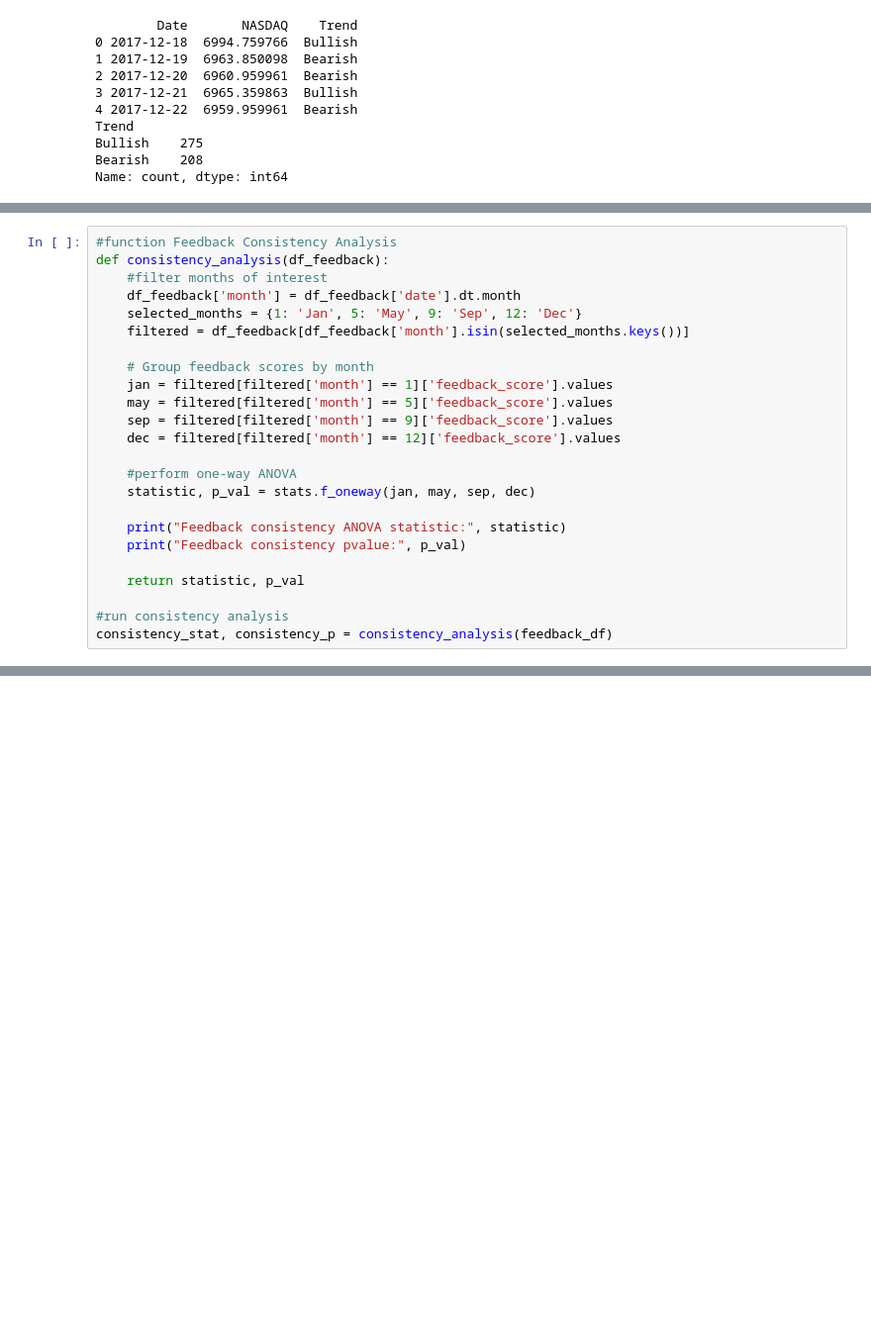
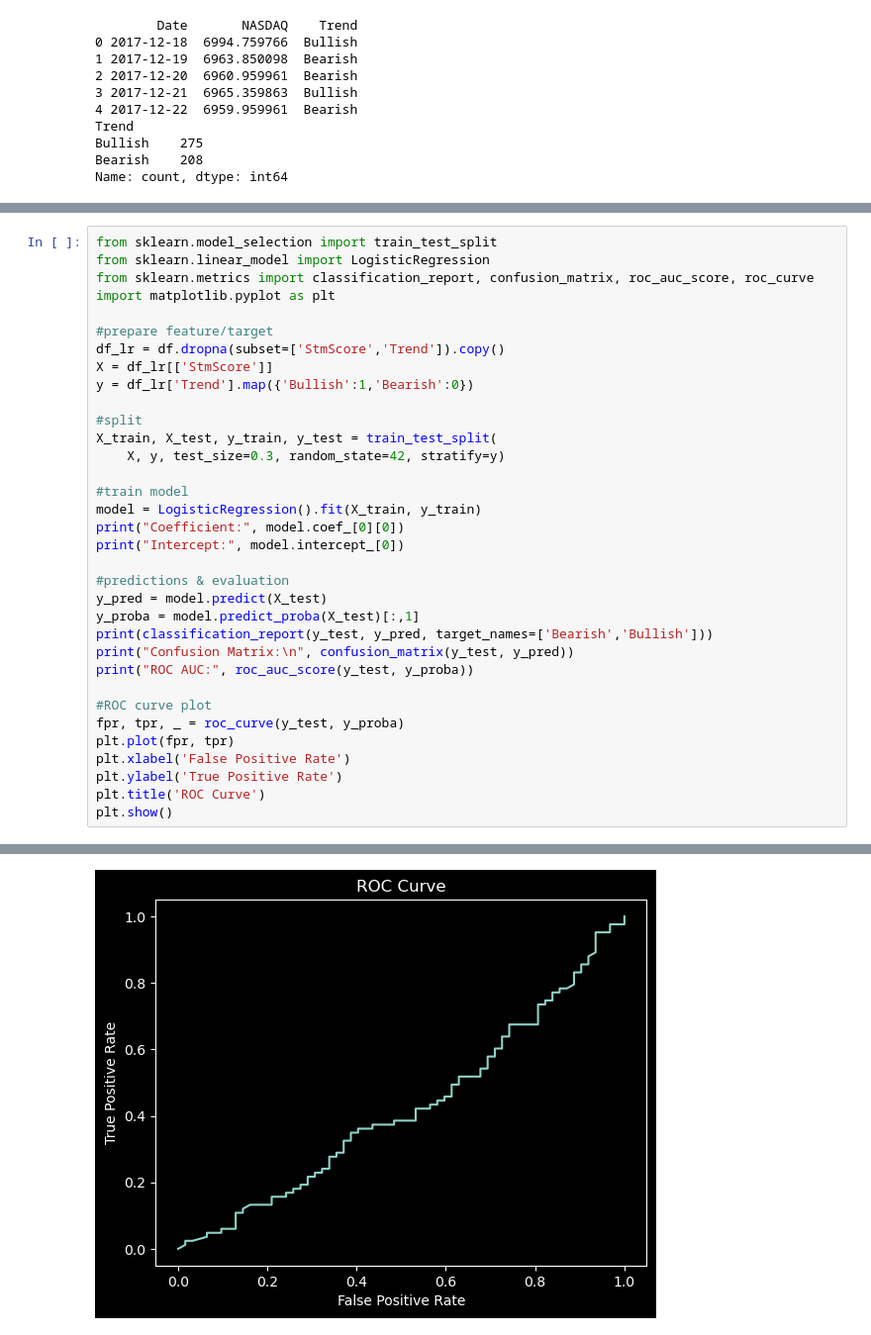
Before and after one commit to alexlford/VS-Code, a Jupyter notebook: pset 9/PSET9.ipynb, the cells around one changed output, grey strips where cells are left out. Shown: that part at 99% size. Saved outputs shown, nothing was run; the diff lists cells and outputs as text; blank space fills up the shorter version.

```diff
--- a/pset 9/PSET9.ipynb
+++ b/pset 9/PSET9.ipynb
@@ -170,25 +174,35 @@ Interpret the result, i.e., if the difference are significant based on p-value.
 # %%
-#function Feedback Consistency Analysis
-def consistency_analysis(df_feedback):
-    #filter months of interest
-    df_feedback['month'] = df_feedback['date'].dt.month
-    selected_months = {1: 'Jan', 5: 'May', 9: 'Sep', 12: 'Dec'}
-    filtered = df_feedback[df_feedback['month'].isin(selected_months.keys())]
+from sklearn.model_selection import train_test_split
+from sklearn.linear_model import LogisticRegression
+from sklearn.metrics import classification_report, confusion_matrix, roc_auc_score, roc_curve
+import matplotlib.pyplot as plt
 
-    # Group feedback scores by month
-    jan = filtered[filtered['month'] == 1]['feedback_score'].values
-    may = filtered[filtered['month'] == 5]['feedback_score'].values
-    sep = filtered[filtered['month'] == 9]['feedback_score'].values
-    dec = filtered[filtered['month'] == 12]['feedback_score'].values
+#prepare feature/target
+df_lr = df.dropna(subset=['StmScore','Trend']).copy()
+X = df_lr[['StmScore']]
+y = df_lr['Trend'].map({'Bullish':1,'Bearish':0})
 
-    #perform one-way ANOVA
-    statistic, p_val = stats.f_oneway(jan, may, sep, dec)
+#split
+X_train, X_test, y_train, y_test = train_test_split(
+    X, y, test_size=0.3, random_state=42, stratify=y)
 
-    print("Feedback consistency ANOVA statistic:", statistic)
-    print("Feedback consistency pvalue:", p_val)
+#train model
+model = LogisticRegression().fit(X_train, y_train)
+print("Coefficient:", model.coef_[0][0])
+print("Intercept:", model.intercept_[0])
 
-    return statistic, p_val
+#predictions & evaluation
+y_pred = model.predict(X_test)
+y_proba = model.predict_proba(X_test)[:,1]
+print(classification_report(y_test, y_pred, target_names=['Bearish','Bullish']))
+print("Confusion Matrix:\n", confusion_matrix(y_test, y_pred))
+print("ROC AUC:", roc_auc_score(y_test, y_proba))
 
-#run consistency analysis
-consistency_stat, consistency_p = consistency_analysis(feedback_df)
+#ROC curve plot
+fpr, tpr, _ = roc_curve(y_test, y_proba)
+plt.plot(fpr, tpr)
+plt.xlabel('False Positive Rate')
+plt.ylabel('True Positive Rate')
+plt.title('ROC Curve')
+plt.show()
 # %% [output]
@@ -197 +224,2 @@ Feedback consistency pvalue: 0.8147473590881886
+[figure, added]
 # %% [markdown]
```
Also changed, not shown: parts of 13 cells of this notebook.
